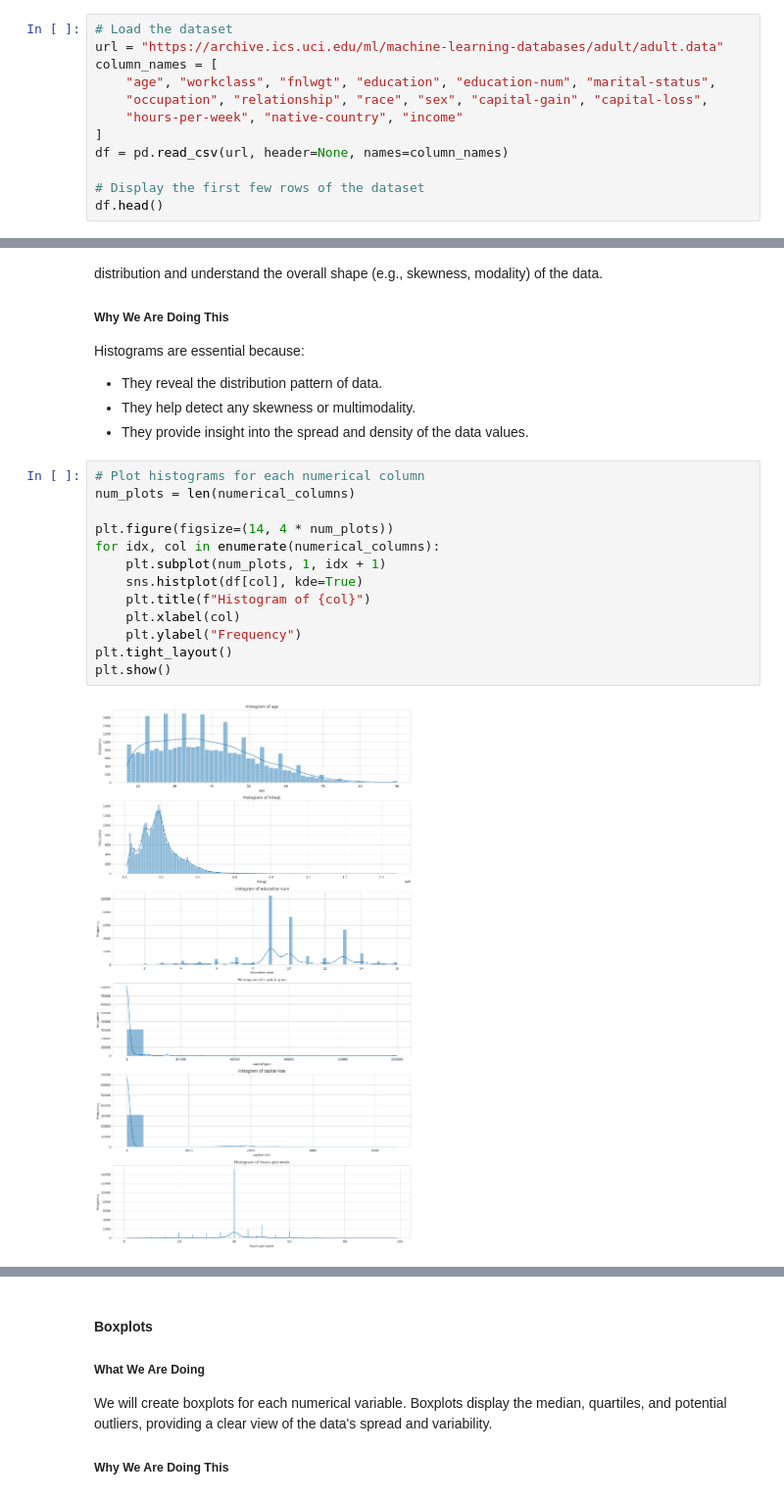
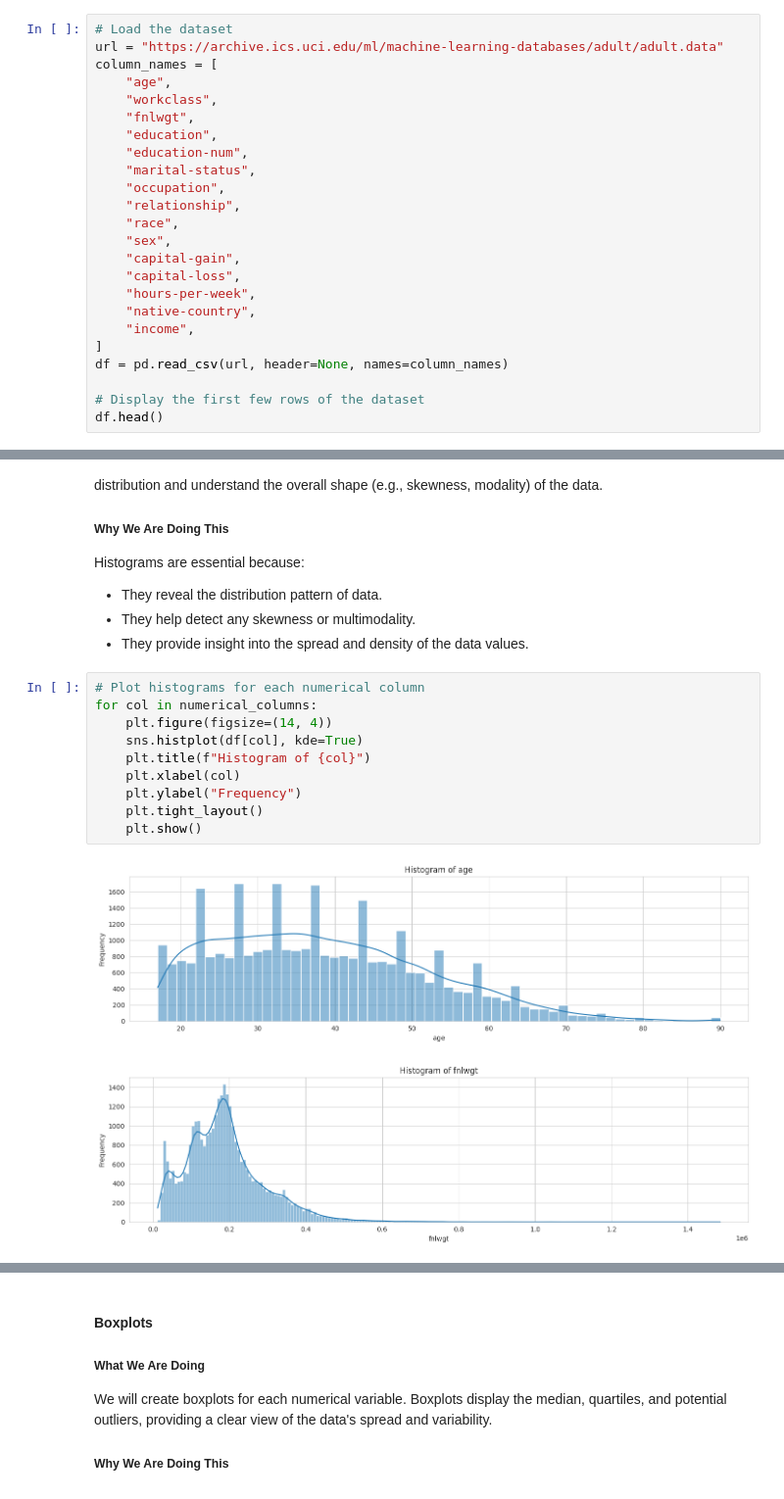
Before and after one commit to stephenjera/coding-tutorials, a Jupyter notebook: python-tutorials/Machine_Learning/T01_Exploratory_Data_Analysis/eda2.ipynb, the cells around one changed output, grey strips where cells are left out. Shown at 98% size. Drawn from its saved outputs; the diff is of its cells as text.

```diff
--- a/python-tutorials/Machine_Learning/T01_Exploratory_Data_Analysis/eda2.ipynb
+++ b/python-tutorials/Machine_Learning/T01_Exploratory_Data_Analysis/eda2.ipynb
@@ -11,9 +12,21 @@ sns.set_style("whitegrid")
 # Load the dataset
 url = "https://archive.ics.uci.edu/ml/machine-learning-databases/adult/adult.data"
 column_names = [
-    "age", "workclass", "fnlwgt", "education", "education-num", "marital-status",
-    "occupation", "relationship", "race", "sex", "capital-gain", "capital-loss",
-    "hours-per-week", "native-country", "income"
+    "age",
+    "workclass",
+    "fnlwgt",
+    "education",
+    "education-num",
+    "marital-status",
+    "occupation",
+    "relationship",
+    "race",
+    "sex",
+    "capital-gain",
+    "capital-loss",
+    "hours-per-week",
+    "native-country",
+    "income",
 ]
 df = pd.read_csv(url, header=None, names=column_names)
 
@@ -105,16 +118,14 @@ Histograms are essential because:
 - They provide insight into the spread and density of the data values.
 # %%
 # Plot histograms for each numerical column
-num_plots = len(numerical_columns)
-
-plt.figure(figsize=(14, 4 * num_plots))
-for idx, col in enumerate(numerical_columns):
-    plt.subplot(num_plots, 1, idx + 1)
+for col in numerical_columns:
+    plt.figure(figsize=(14, 4))
     sns.histplot(df[col], kde=True)
     plt.title(f"Histogram of {col}")
     plt.xlabel(col)
     plt.ylabel("Frequency")
-plt.tight_layout()
-plt.show()
+    plt.tight_layout()
+    plt.show()
 # %% [output]
-[figure, old version]
+[figure, new version]
+[figure, added]
```
Also changed, not shown: parts of 18 cells of this notebook.
